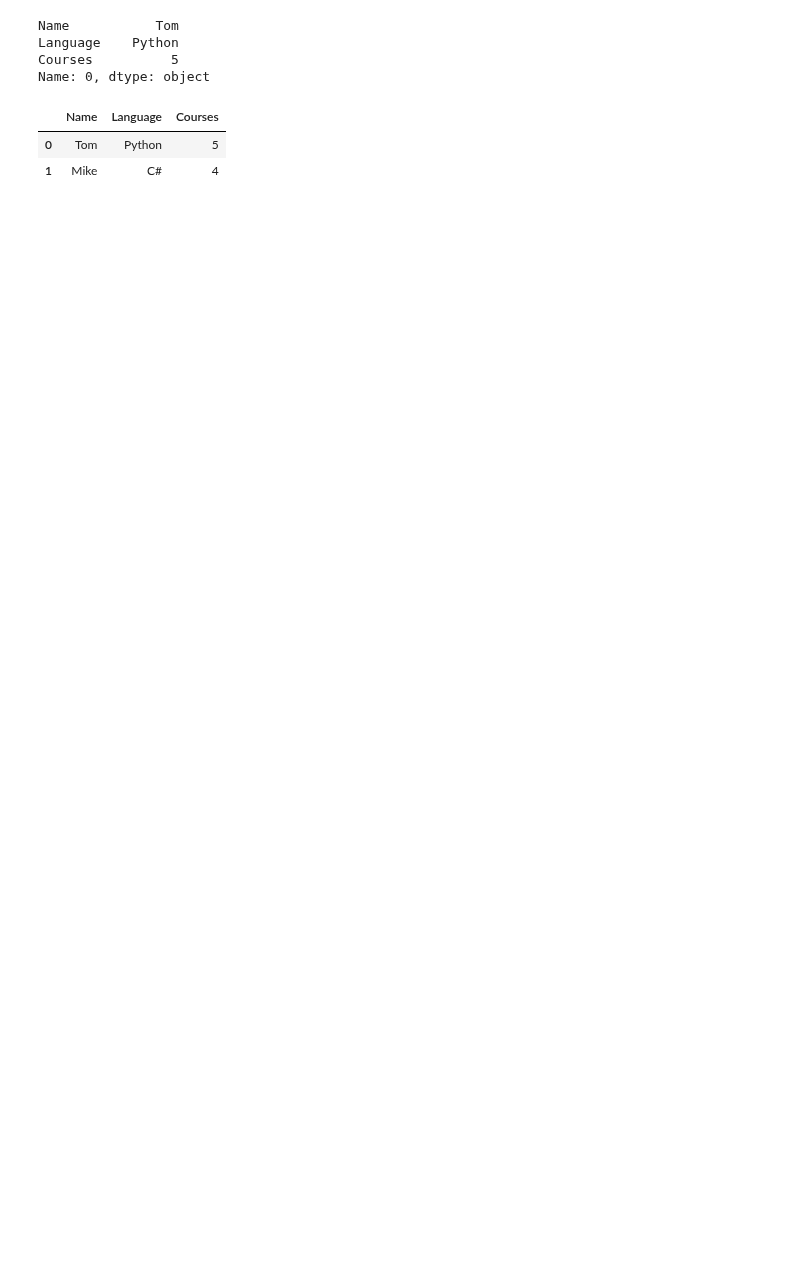
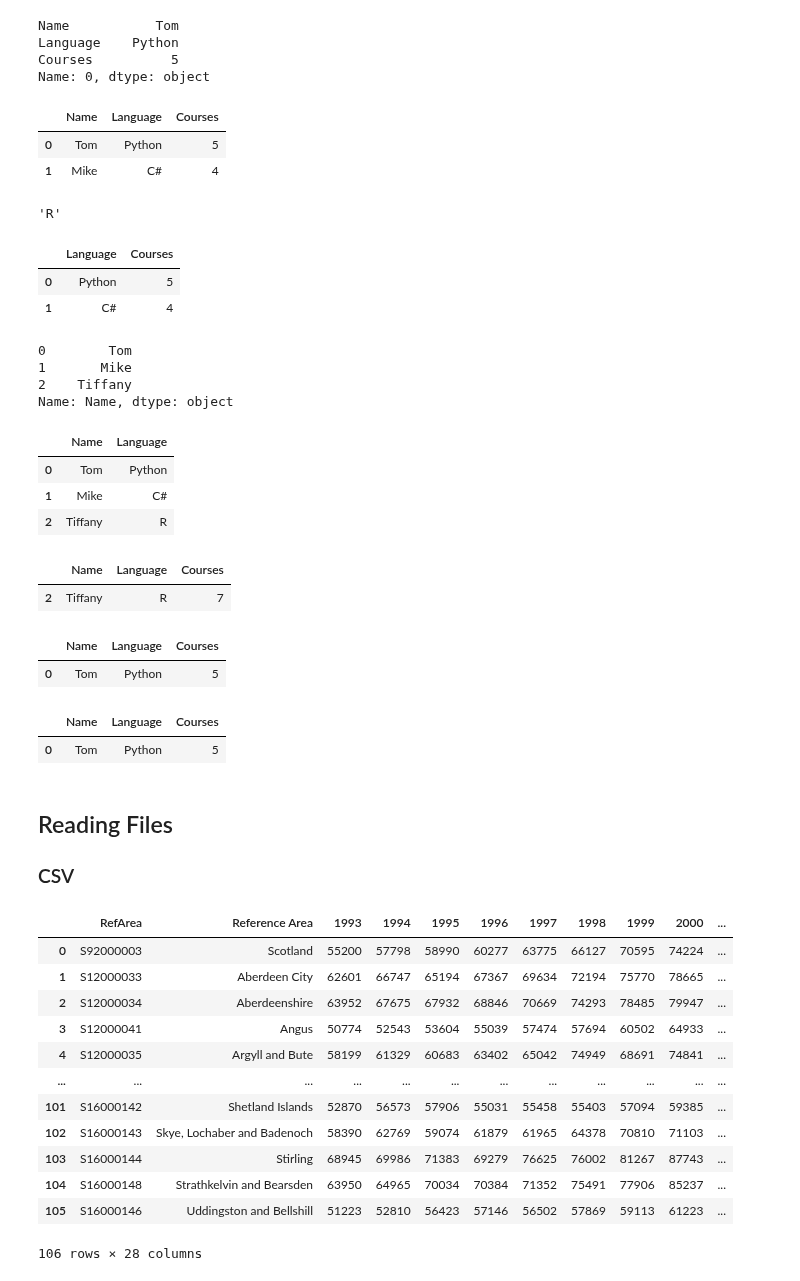
Before and after one commit to mfbenitezp/PY4SA_Course, a Jupyter notebook: Demos.ipynb, the cells around one changed output. Drawn from its saved outputs; the diff is of its cells as text; code cells hidden in the pictures; blank space fills up the shorter version.

```diff
--- a/Demos.ipynb
+++ b/Demos.ipynb
@@ -476,3 +525,66 @@ df.iloc[0:2] # slicing returns a dataframe
 |  | Name | Language | Courses |
 | 0 | Tom | Python | 5 |
 | 1 | Mike | C# | 4 |
+# %%
+df.iloc[2, 1] # returns the indexed object
+# %% [output]
+'R'
+# %%
+df.iloc[[0, 1], [1, 2]]  # returns a dataframe
+# %% [output]
+|  | Language | Courses |
+| 0 | Python | 5 |
+| 1 | C# | 4 |
+# %%
+df.loc[:, 'Name']  # returns a series
+# %% [output]
+0        Tom
+1       Mike
+2    Tiffany
+Name: Name, dtype: object
+# %%
+df.loc[:, 'Name':'Language'] # returns a dataframe
+# %% [output]
+|  | Name | Language |
+| 0 | Tom | Python |
+| 1 | Mike | C# |
+| 2 | Tiffany | R |
+# %%
+df[df['Courses'] > 5]
+# %% [output]
+|  | Name | Language | Courses |
+| 2 | Tiffany | R | 7 |
+# %%
+df[df['Name'] == "Tom"]
+# %% [output]
+|  | Name | Language | Courses |
+| 0 | Tom | Python | 5 |
+# %%
+df.query("Courses > 4 & Language == 'Python'")
+# %% [output]
+|  | Name | Language | Courses |
+| 0 | Tom | Python | 5 |
+# %% [markdown]
+## Reading Files
+### CSV
+# %%
+#House Prices in Scotland
+# (https://statistics.gov.scot/slice?dataset=http%3A%2F%2Fstatistics.gov.scot%2Fdata%2Fhouse-sales-prices&http%3A%2F%2Fpurl.org%2Flinked-data%2Fcube%23measureType=http%3A%2F%2Fstatistics.gov.scot%2Fdef%2Fmeasure-properties%2Fmean&http%3A%2F%2Fpurl.org%2Flinked-data%2Fsdmx%2F2009%2Fdimension%23refPeriod=http%3A%2F%2Freference.data.gov.uk%2Fid%2Fyear%2F2018)
+
+data_path = 'data\house-sales-prices.csv'
+df = pd.read_csv(data_path)
+df
+# %% [output]
+|  | RefArea | Reference Area | 1993 | 1994 | 1995 | 1996 | 1997 | 1998 | 1999 | 2000 | ... |
+| 0 | S92000003 | Scotland | 55200 | 57798 | 58990 | 60277 | 63775 | 66127 | 70595 | 74224 | ... |
+| 1 | S12000033 | Aberdeen City | 62601 | 66747 | 65194 | 67367 | 69634 | 72194 | 75770 | 78665 | ... |
+| 2 | S12000034 | Aberdeenshire | 63952 | 67675 | 67932 | 68846 | 70669 | 74293 | 78485 | 79947 | ... |
+| 3 | S12000041 | Angus | 50774 | 52543 | 53604 | 55039 | 57474 | 57694 | 60502 | 64933 | ... |
+| 4 | S12000035 | Argyll and Bute | 58199 | 61329 | 60683 | 63402 | 65042 | 74949 | 68691 | 74841 | ... |
+| ... | ... | ... | ... | ... | ... | ... | ... | ... | ... | ... | ... |
+| 101 | S16000142 | Shetland Islands | 52870 | 56573 | 57906 | 55031 | 55458 | 55403 | 57094 | 59385 | ... |
+| 102 | S16000143 | Skye, Lochaber and Badenoch | 58390 | 62769 | 59074 | 61879 | 61965 | 64378 | 70810 | 71103 | ... |
+| 103 | S16000144 | Stirling | 68945 | 69986 | 71383 | 69279 | 76625 | 76002 | 81267 | 87743 | ... |
+| 104 | S16000148 | Strathkelvin and Bearsden | 63950 | 64965 | 70034 | 70384 | 71352 | 75491 | 77906 | 85237 | ... |
+| 105 | S16000146 | Uddingston and Bellshill | 51223 | 52810 | 56423 | 57146 | 56502 | 57869 | 59113 | 61223 | ... |
+106 rows × 28 columns
```
Also changed, not shown: parts of 11 cells of this notebook, 1 other file.
